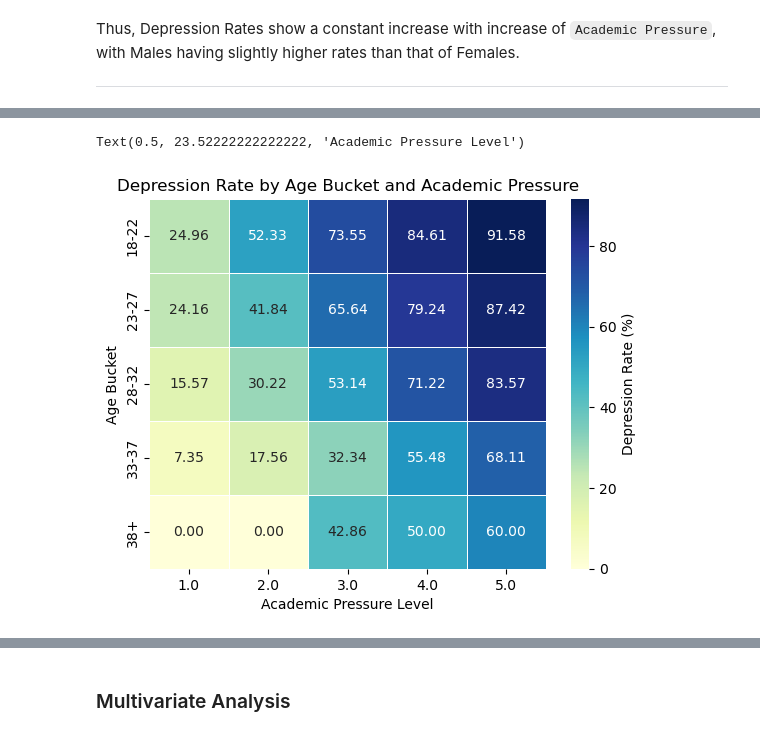
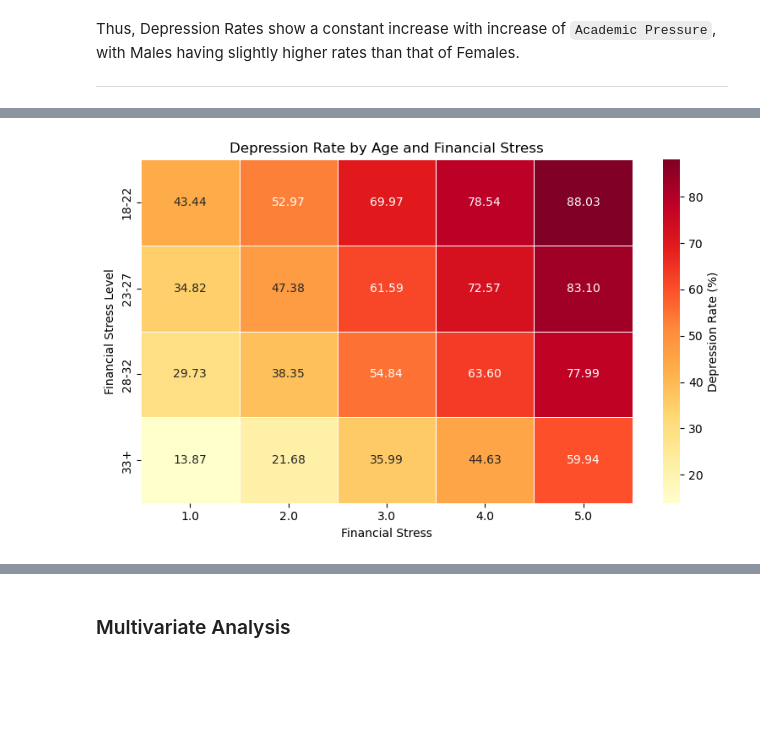
Before and after one commit to Siddharth-Saravanan/Student_Depression_Analysis_and_Prediction_using_Machine_Learning, a Jupyter notebook: student_depression_prediction.ipynb, the cells around one changed output, grey strips where cells are left out. Saved outputs shown, nothing was run; the diff lists cells and outputs as text; code cells hidden in the pictures; blank space fills up the shorter version.

```diff
--- a/student_depression_prediction.ipynb
+++ b/student_depression_prediction.ipynb
@@ -907,8 +907,12 @@ Thus, Depression Rates show a constant increase with increase of `Academic Press
 # %%
 # Creating Age Buckets
-age_fin_depr = depr_df.loc[:, ['Age', 'Academic Pressure', 'Depression']].copy()
-age_bins = [17, 22, 27, 32, 37, 60]
-age_labels = ['18-22', '23-27', '28-32', '33-37', '38+']
-age_fin_depr['Age Bucket'] = pd.cut(age_fin_depr['Age'], bins=age_bins, labels=age_labels)
-age_fin_depr.head()
+age_acd_depr = depr_df.loc[:, ['Age', 'Academic Pressure', 'Depression']].copy()
+age_bins = [17, 22, 27, 32, 60]
+age_labels = ['18-22', '23-27', '28-32', '33+']
+age_acd_depr['Age Bucket'] = pd.cut(age_acd_depr['Age'], bins=age_bins, labels=age_labels)
+
+# Grouping by Age Bucket and Academic Pressure, calculating Depression Rate
+age_acd_depr = age_acd_depr.groupby(['Age Bucket', 'Academic Pressure'], observed=False)['Depression'].agg(['sum', 'count'])
+age_acd_depr['Depression Rate (%)'] = ((age_acd_depr['sum'] / age_acd_depr['count']) * 100).round(2)
+age_acd_depr
 # %% [output]
@@ -921,5 +970,10 @@ age_fin_depr.head()
 # %%
-age_fin_depr = age_fin_depr.groupby(['Age Bucket', 'Academic Pressure'], observed=False)['Depression'].agg(['sum', 'count'])
-age_fin_depr['Depression Rate (%)'] = ((age_fin_depr['sum'] / age_fin_depr['count']) * 100).round(2)
-age_fin_depr
+age_fin_depr = depr_df.loc[:, ['Age', 'Financial Stress', 'Depression']]
+age_fin_depr['Age Buckets'] = pd.cut(age_fin_depr['Age'], bins=age_bins, labels=age_labels)
+age_fin_depr = age_fin_depr.groupby(['Age Buckets','Financial Stress'], observed=False)['Depression'].agg(['sum','count'])
+age_fin_depr['Depression Rate (%)'] = ((age_fin_depr['sum'] / age_fin_depr['count'])*100).round(2)
+
+# Pivot
+age_fin_pivot = age_fin_depr.pivot_table(values = 'Depression Rate (%)', index='Age Buckets', columns='Financial Stress', observed=False)
+age_fin_pivot
 # %% [output]
@@ -944,14 +986,18 @@ age_fin_depr
 # %%
+# Heatmap
+plt.figure(figsize=(8,5))
+
 sns.heatmap(
-    age_fin_depr['Depression Rate (%)'].unstack(),
-    annot=True,
-    fmt=".2f",
-    cmap="YlGnBu",
-    cbar_kws={'label': 'Depression Rate (%)'},
+    data = age_fin_pivot,
+    annot = True,
+    fmt = '.2f',
+    cmap = 'YlOrRd',
+    cbar_kws = {'label': 'Depression Rate (%)'}, #
     linewidths=0.5
 )
-plt.title("Depression Rate by Age Bucket and Academic Pressure")
-plt.xlabel("Academic Pressure Level")
+
+plt.title("Depression Rate by Age and Financial Stress")
+plt.ylabel("Financial Stress Level")
+plt.tight_layout()
 # %% [output]
-Text(0.5, 23.52222222222222, 'Academic Pressure Level')
-[figure, old version]
+[figure, new version]
```
Also changed, not shown: parts of 14 cells of this notebook.
